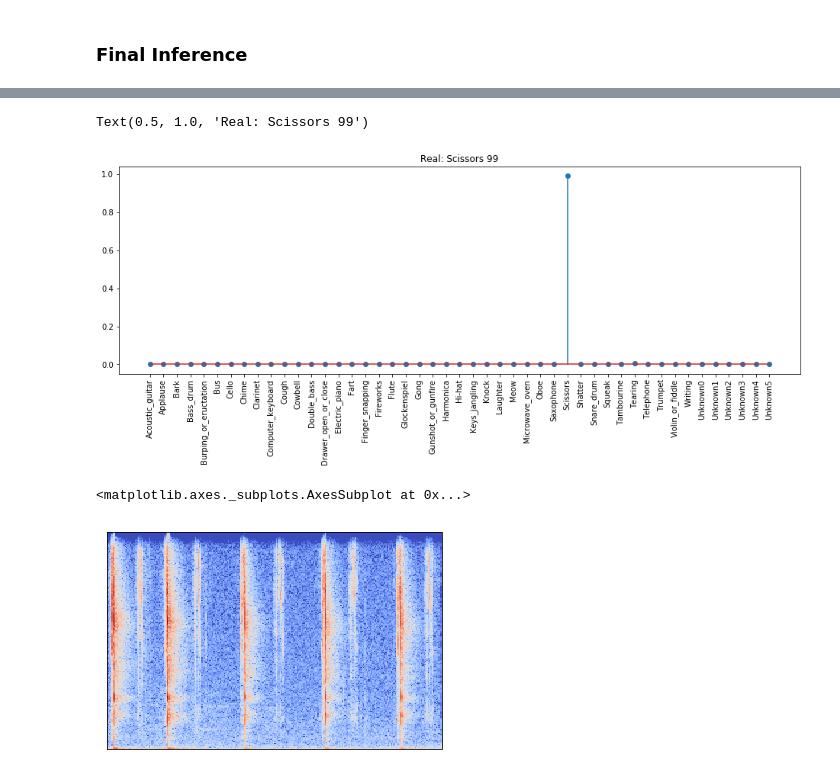
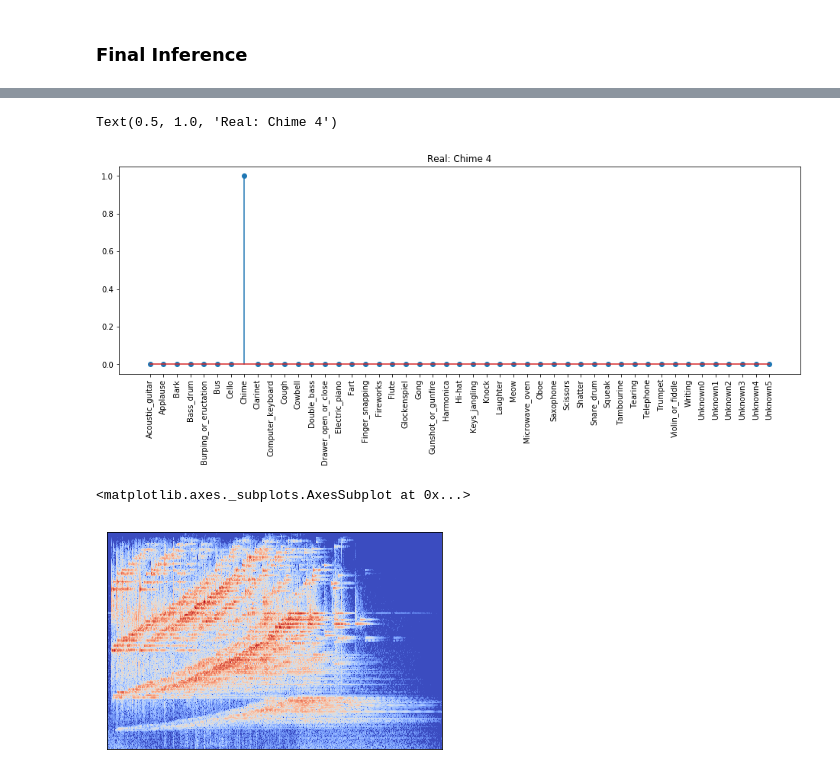
Before and after one commit to ebucheli/FreeSound_GPAT, a Jupyter notebook: FSDKaggle2018_Complete-Private.ipynb, the cells around one changed output, grey strips where cells are left out. Cells and saved outputs as stored; diff of their text form; code cells hidden in the pictures.

Commit message:
private PL

```diff
--- a/FSDKaggle2018_Complete-Private.ipynb
+++ b/FSDKaggle2018_Complete-Private.ipynb
@@ -547,15 +547,15 @@ x = np.arange(47)
 plt.figure(figsize = (16,5))
 plt.stem(all_scores[n])
 ticks = plt.xticks(ticks = x,labels= [num_to_label[f] for f in x], rotation = 90)
-plt.title('Real: {} {}'.format(num_to_label[labels_test_public[n]],n))
+plt.title('Real: {} {}'.format(num_to_label[labels_test_private[n]],n))
 # %% [output]
-Text(0.5, 1.0, 'Real: Scissors 99')
+Text(0.5, 1.0, 'Real: Chime 4')
-[figure, old version]
+[figure, new version]
 # %%
-librosa.display.specshow(x_test_32k_public[n])
+librosa.display.specshow(x_test_32k_private[n])
 # %% [output]
 <matplotlib.axes._subplots.AxesSubplot at 0x...>
-[figure, old version]
+[figure, new version]
 # %%
 Audio(waves_public[n],rate = 16000)
 # %% [output]
```
Also changed, not shown: parts of 22 cells of this notebook.
